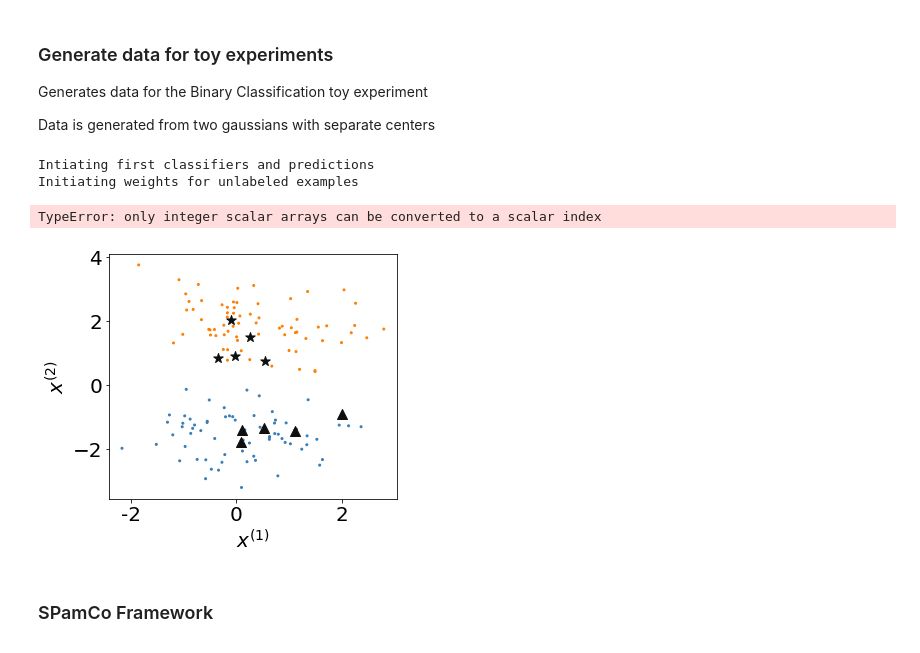
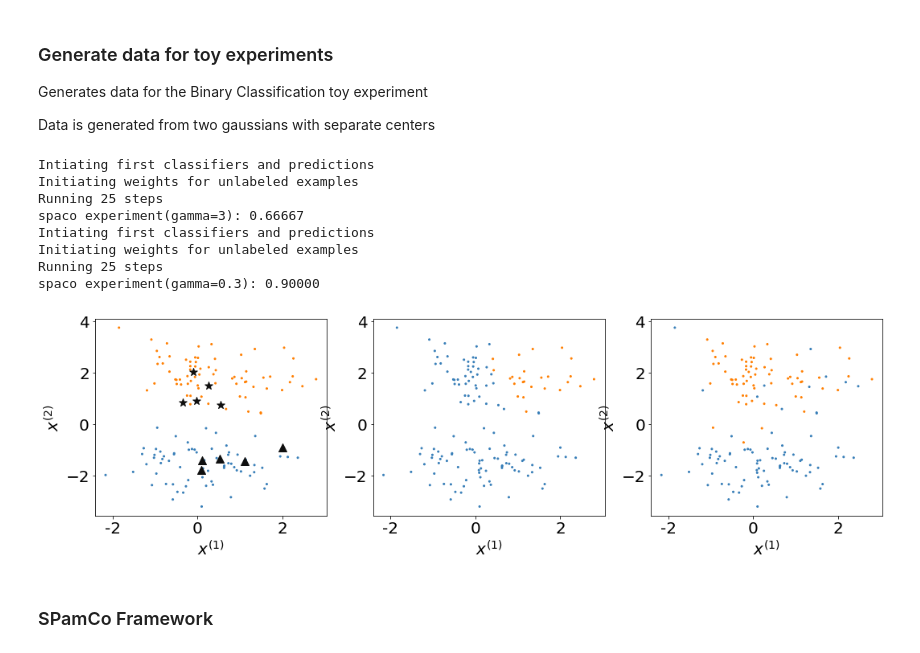
Before and after one commit to patrickboswell/MLA, a Jupyter notebook: MultilabelClassificationToyExample.ipynb, the cells around one changed output. Saved outputs shown, nothing was run; the diff lists cells and outputs as text; code cells hidden in the pictures.

```diff
--- a/MultilabelClassificationToyExample.ipynb
+++ b/MultilabelClassificationToyExample.ipynb
@@ -74,7 +219,7 @@ def get_data(random_seed):
     labels = y[l_ids]
     return [l_data1, l_data2], [u_data1, u_data2], labels, X, y, [p1, p2]
 # %%
-import spamco
+
 
 x = [-1.5,0,1.5]
 my_xticks=[-2,0,2]
@@ -83,7 +228,7 @@ my_xticks=[-2,0,2]
 ldata, udata, labels, X, y, label_ids = get_data(4)
 
 ### parameters
-steps = 16
+steps = 25
 gamma = 3
 
 ### original fig
@@ -104,46 +249,63 @@ plt.xticks(x, my_xticks)
 
 
 #### spaco experiment1 gamma=3
-spaco = spamco.SPamCo(
+spaco = SPamCo(
     labeled_data=ldata,
     unlabeled_data=udata,
     labels=labels,
     num_view=2,
-    gamma=3
+    gamma=3,
+    iterations=steps
 )
 
-clfs = spaco.fit(RandomForestClassifier())
+spaco.fit(RandomForestClassifier())
+clfs = spaco.get_classifiers()
 score1 = clfs[0].predict_proba(X[:,0].reshape(-1,1))
 score2 = clfs[1].predict_proba(X[:,1].reshape(-1,1))
 score = score1 + score2
 pred_y = np.argmax(score, axis = 1)
 print('spaco experiment(gamma=3): %0.5f' % np.mean(pred_y == y))
 ax = fig.add_subplot(132)
 ax.set_xlabel('$x^{(1)}$')
 ax.set_ylabel('$x^{(2)}$')
 plt.scatter(X[:,0], X[:,1], marker='o', c=colors[pred_y], s=4)
 plt.xticks(x, my_xticks)
 
 
 #### spaco experiment2 gamma=0.3
-clfs = spaco(ldata, labels, udata, iter_step=steps, gamma=0.3, regularizer='soft')
+spaco = SPamCo(
+    labeled_data=ldata,
+    unlabeled_data=udata,
+    labels=labels,
+    num_view=2,
+    gamma=0.3,
+    iterations=steps
+)
+
+spaco.fit(RandomForestClassifier())
+clfs = spaco.get_classifiers()
 score1 = clfs[0].predict_proba(X[:,0].reshape(-1,1))
 score2 = clfs[1].predict_proba(X[:,1].reshape(-1,1))
 score = score1 + score2
 pred_y = np.argmax(score, axis = 1)
 print('spaco experiment(gamma=0.3): %0.5f' % np.mean(pred_y == y))
 ax = fig.add_subplot(133)
 ax.set_xlabel('$x^{(1)}$')
 ax.set_ylabel('$x^{(2)}$')
 plt.scatter(X[:,0], X[:,1], marker='o', c=colors[pred_y], s=4)
 plt.xticks(x, my_xticks)
 
 plt.show()
 # %% [output]
 Intiating first classifiers and predictions
 Initiating weights for unlabeled examples
+Running 25 steps
+spaco experiment(gamma=3): 0.66667
+Intiating first classifiers and predictions
+Initiating weights for unlabeled examples
+Running 25 steps
+spaco experiment(gamma=0.3): 0.90000
-TypeError: only integer scalar arrays can be converted to a scalar index
-[figure, old version]
+[figure, new version]
 # %% [markdown]
 ### SPamCo Framework
 # %%
```
Also changed, not shown: parts of 3 cells of this notebook, 1 other file.
